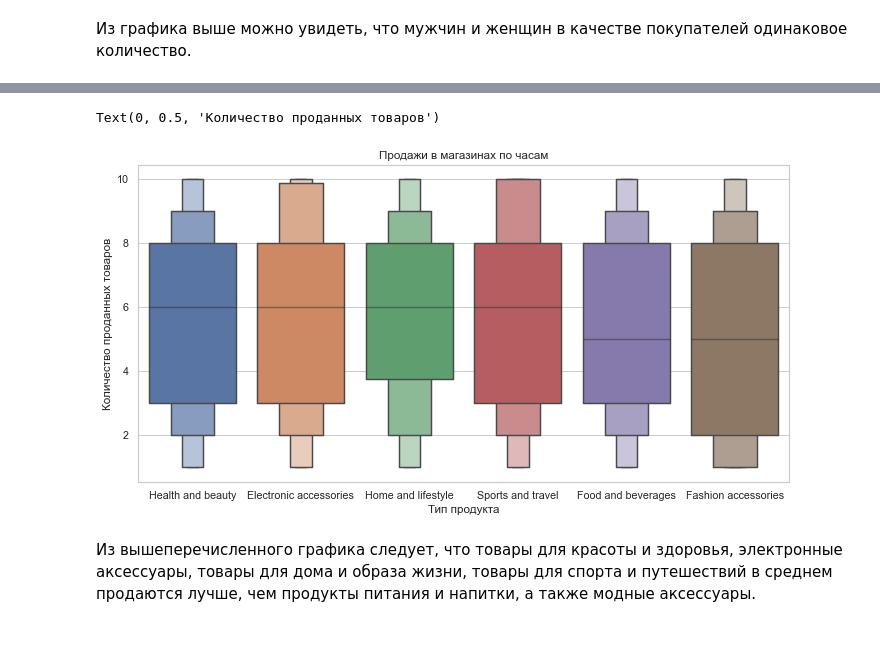
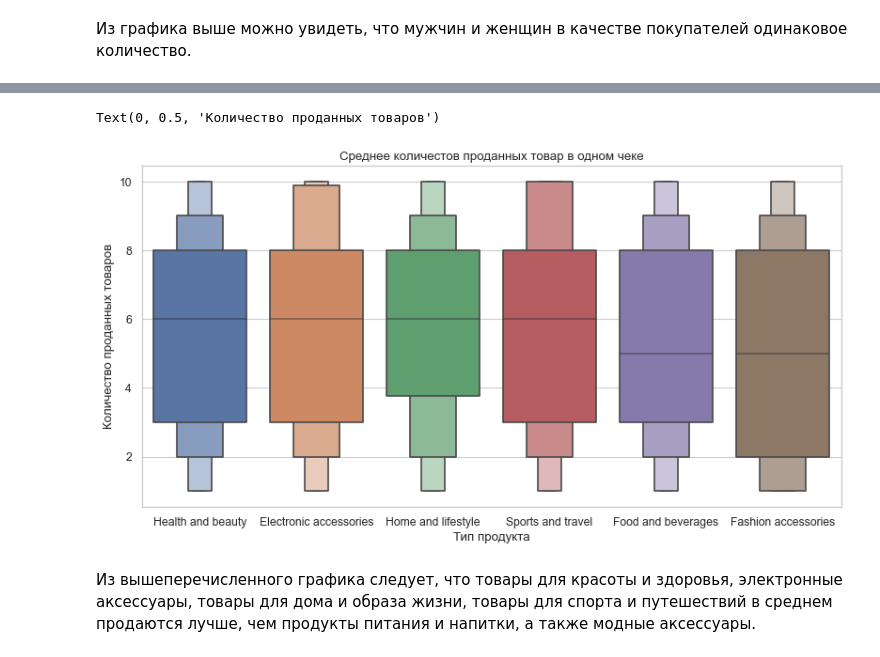
Before and after one commit to iliakiselev/supermarkets_analysis, a Jupyter notebook: analysis_supermarket.ipynb, the cells around one changed output, grey strips where cells are left out. Drawn from its saved outputs; the diff is of its cells as text; code cells hidden in the pictures.

```diff
--- a/analysis_supermarket.ipynb
+++ b/analysis_supermarket.ipynb
@@ -192,12 +180,12 @@ quantity_sales_branch_by_hours_and_gender  = sns.relplot(x="hour", \
 # %%
-figure(figsize=(12, 6), dpi=70)
+figure(figsize=(12, 6), dpi=80)
 sns.boxenplot(x = 'product_line', y = 'quantity', data = sales )
-plt.title("Продажи в магазинах по часам", loc = 'center')
+plt.title("Среднее количестов проданных товар в одном чеке", loc = 'center')
 plt.xlabel('Тип продукта')
 plt.ylabel('Количество проданных товаров')
 # %% [output]
 Text(0, 0.5, 'Количество проданных товаров')
-[figure, old version]
+[figure, new version]
 # %% [markdown]
 Из вышеперечисленного графика следует, что товары для красоты и здоровья, электронные аксессуары, товары для дома и образа жизни, товары для спорта и путешествий в среднем продаются лучше, чем продукты питания и напитки, а также модные аксессуары.
 # %%
```
Also changed, not shown: parts of 12 cells of this notebook.
